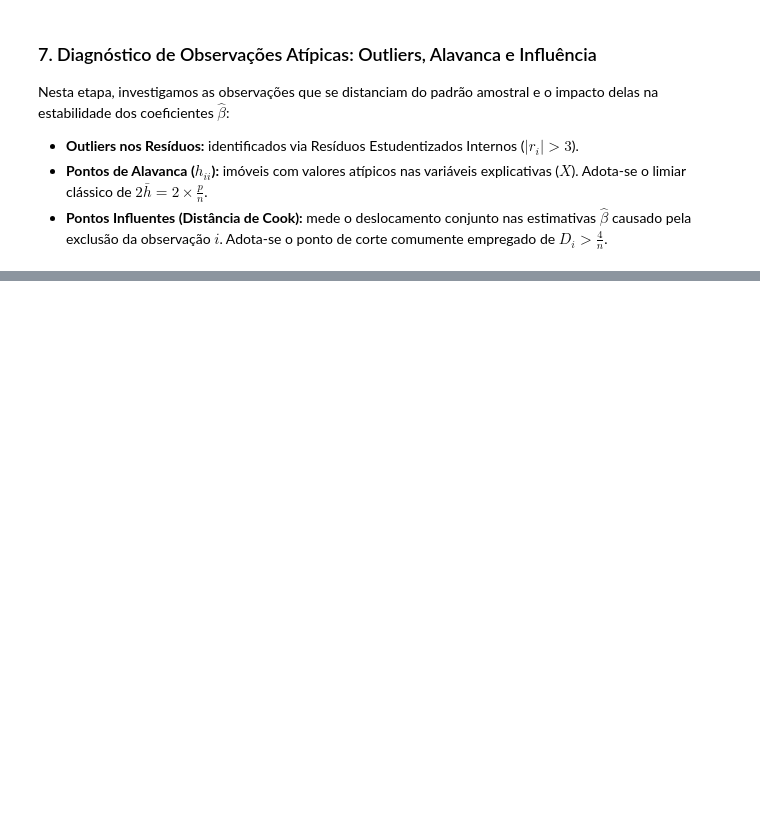
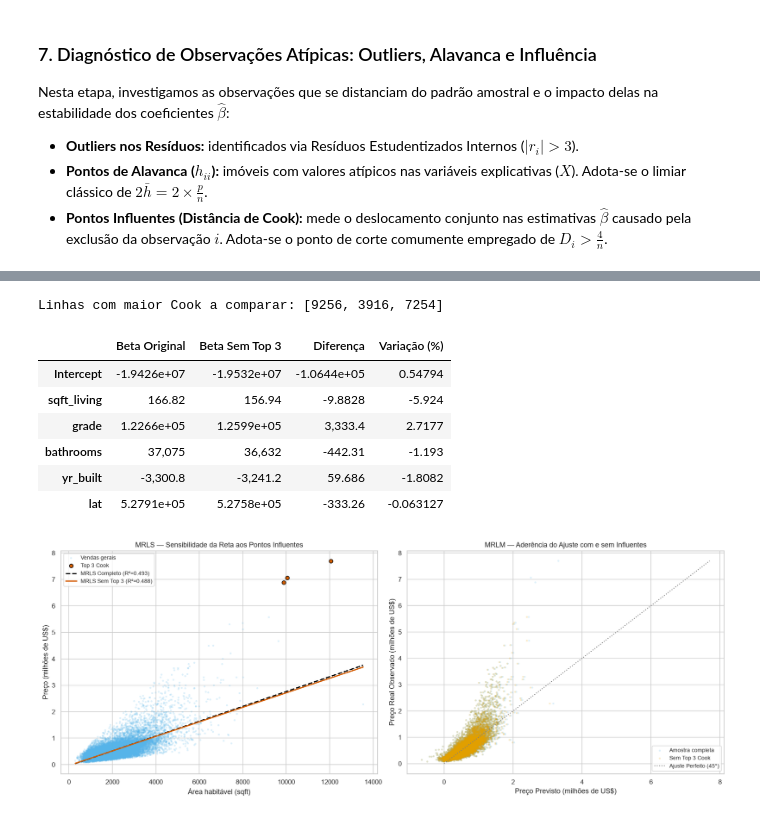
Before and after one commit to igor-xmchaves/analise_house_sales, a Jupyter notebook: house_sales.ipynb, the cells around one changed output, grey strips where cells are left out. Cells and saved outputs as stored; diff of their text form; code cells hidden in the pictures; blank space fills up the shorter version.

```diff
--- a/house_sales.ipynb
+++ b/house_sales.ipynb
@@ -715,0 +812,80 @@ DIAGNÓSTICO DE OBSERVAÇÕES ATÍPICAS (MRLM)
+# %%
+# ==========================================================
+# ANÁLISE DE SENSIBILIDADE — IMPACTO DO TOP 3 COOK
+# ==========================================================
+# 1. Obter os índices das 3 observações com maior Distância de Cook
+idx_top3 = np.argsort(distancia_cook)[-3:]
+linhas_destaque = dados['linha_csv'].iloc[idx_top3].tolist()
+print(f'Linhas com maior Cook a comparar: {linhas_destaque}')
+
+# 2. Criar subconjunto excluindo apenas essas 3 observações
+dados_sem_cook = dados.drop(index=dados.index[idx_top3]).copy()
+
+# 3. Reajustar MRLS e MRLM
+mrls_sem_cook = smf.ols('price ~ sqft_living', data=dados_sem_cook).fit()
+mrlm_sem_cook = smf.ols(formula_mrlm, data=dados_sem_cook).fit()
+
+# 4. Tabela de variação percentual dos coeficientes beta
+tabela_comparativa = pd.DataFrame({
+    'Beta Original': mrlm.params,
+    'Beta Sem Top 3': mrlm_sem_cook.params,
+    'Diferença': mrlm_sem_cook.params - mrlm.params,
+    'Variação (%)': ((mrlm_sem_cook.params - mrlm.params) / mrlm.params) * 100
+})
+display(tabela_comparativa)
+
+# ----------------------------------------------------------
+# FIGURA COMPARATIVA — RETA MRLS E ADERÊNCIA MRLM
+# ----------------------------------------------------------
+fig, eixos = plt.subplots(1, 2, figsize=(16, 6), constrained_layout=True)
+
+# Grade para traçar ambas as retas no MRLS
+area_grid = pd.DataFrame({
+    'sqft_living': np.linspace(dados['sqft_living'].min(), dados['sqft_living'].max(), 300)
+})
+
+# Painel 1: Reta MRLS (Completa vs. Sem Top 3 Cook)
+eixos[0].scatter(dados['sqft_living'], dados['price'] / 1e6,
+                 s=10, alpha=0.2, color=AZUL, edgecolors='none', label='Vendas gerais')
+eixos[0].scatter(dados['sqft_living'].iloc[idx_top3], dados['price'].iloc[idx_top3] / 1e6,
+                 s=40, color=VERMELHO, edgecolors='black', label='Top 3 Cook')
+
+eixos[0].plot(area_grid['sqft_living'], mrls.predict(area_grid) / 1e6,
+              color='black', linewidth=2, linestyle='--', label=f'MRLS Completo (R²={mrls.rsquared:.3f})')
+eixos[0].plot(area_grid['sqft_living'], mrls_sem_cook.predict(area_grid) / 1e6,
+              color=VERMELHO, linewidth=2, label=f'MRLS Sem Top 3 (R²={mrls_sem_cook.rsquared:.3f})')
+
+eixos[0].set(
+    xlabel='Área habitável (sqft)',
+    ylabel='Preço (milhões de US$)',
+    title='MRLS — Sensibilidade da Reta aos Pontos Influentes'
+)
+eixos[0].legend(loc='upper left', fontsize=9)
+
+# Painel 2: Aderência MRLM (Preço Real vs. Previsto)
+eixos[1].scatter(mrlm.fittedvalues / 1e6, dados['price'] / 1e6,
+                 s=10, alpha=0.2, color=AZUL, edgecolors='none', label='Amostra completa')
+eixos[1].scatter(mrlm_sem_cook.fittedvalues / 1e6, dados_sem_cook['price'] / 1e6,
+                 s=10, alpha=0.2, color=LARANJA, edgecolors='none', label='Sem Top 3 Cook')
+
+lim_max = max(dados['price'].max(), mrlm.fittedvalues.max()) / 1e6
+eixos[1].plot([0, lim_max], [0, lim_max], color='gray', linestyle=':', linewidth=1.5, label='Ajuste Perfeito (45°)')
+
+eixos[1].set(
+    xlabel='Preço Previsto (milhões de US$)',
+    ylabel='Preço Real Observado (milhões de US$)',
+    title='MRLM — Aderência do Ajuste com e sem Influentes'
+)
+eixos[1].legend(loc='lower right', fontsize=9)
+
+salvar_grafico(fig, '07_sensibilidade_cook.png') if 'salvar_grafico' in globals() else plt.show()
+# %% [output]
+Linhas com maior Cook a comparar: [9256, 3916, 7254]
+|  | Beta Original | Beta Sem Top 3 | Diferença | Variação (%) |
+| Intercept | -1.9426e+07 | -1.9532e+07 | -1.0644e+05 | 0.54794 |
+| sqft_living | 166.82 | 156.94 | -9.8828 | -5.924 |
+| grade | 1.2266e+05 | 1.2599e+05 | 3,333.4 | 2.7177 |
+| bathrooms | 37,075 | 36,632 | -442.31 | -1.193 |
+| yr_built | -3,300.8 | -3,241.2 | 59.686 | -1.8082 |
+| lat | 5.2791e+05 | 5.2758e+05 | -333.26 | -0.063127 |
+[figure, added]
```
Also changed, not shown: parts of 6 cells of this notebook, 1 other file.
